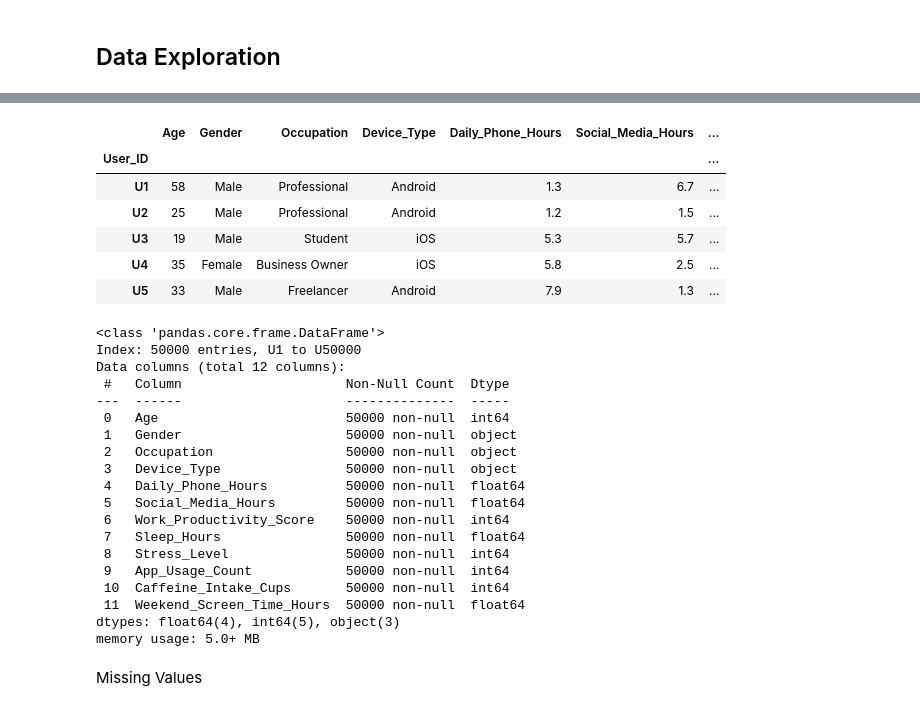
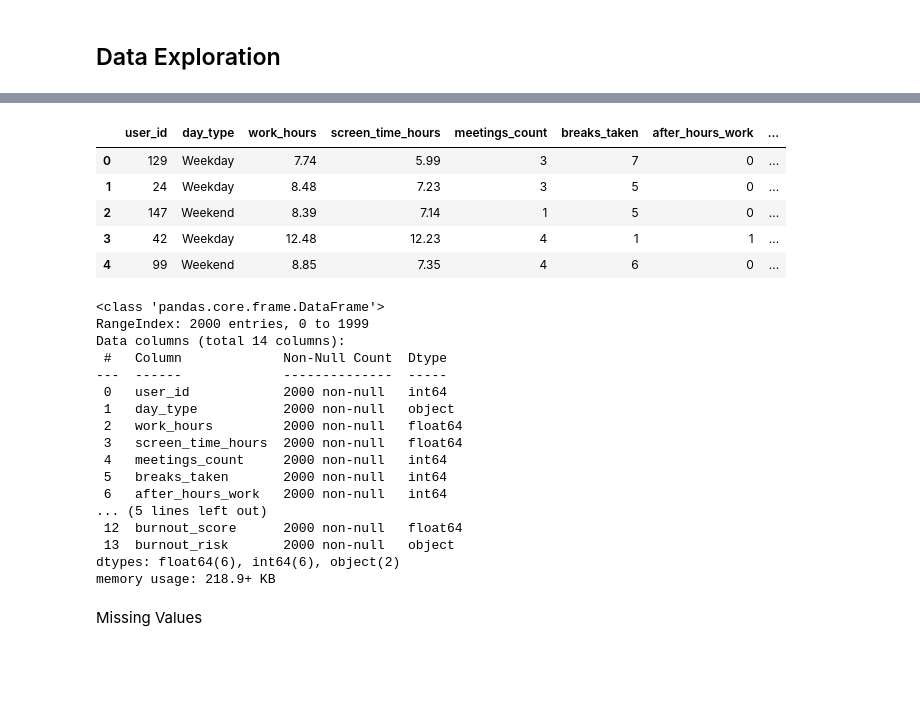
Before and after one commit to lucasvcasimiro-byte/Sleep_vs_Burnout_analysis_ml, a Jupyter notebook: EDA.ipynb, the cells around one changed output, grey strips where cells are left out. Saved outputs shown, nothing was run; the diff lists cells and outputs as text; code cells hidden in the pictures; blank space fills up the shorter version.

Commit message:
adicionei funcoes ao notebook principal e dataset novo

```diff
--- a/EDA.ipynb
+++ b/EDA.ipynb
@@ -10,38 +17,35 @@ import math
 # %%
 import pandas as pd
 
-usage= pd.read_csv("Smartphone_Usage_Productivity_Dataset_50000.csv", index_col=0)
-usage.head()
+df = pd.read_csv("wfh_burnout_dataset.csv")
+df.head()
 # %% [output]
-|  | Age | Gender | Occupation | Device_Type | Daily_Phone_Hours | Social_Media_Hours | ... |
-| User_ID |  |  |  |  |  |  | ... |
-| U1 | 58 | Male | Professional | Android | 1.3 | 6.7 | ... |
-| U2 | 25 | Male | Professional | Android | 1.2 | 1.5 | ... |
-| U3 | 19 | Male | Student | iOS | 5.3 | 5.7 | ... |
-| U4 | 35 | Female | Business Owner | iOS | 5.8 | 2.5 | ... |
-| U5 | 33 | Male | Freelancer | Android | 7.9 | 1.3 | ... |
+|  | user_id | day_type | work_hours | screen_time_hours | meetings_count | breaks_taken | after_hours_work | ... |
+| 0 | 129 | Weekday | 7.74 | 5.99 | 3 | 7 | 0 | ... |
+| 1 | 24 | Weekday | 8.48 | 7.23 | 3 | 5 | 0 | ... |
+| 2 | 147 | Weekend | 8.39 | 7.14 | 1 | 5 | 0 | ... |
+| 3 | 42 | Weekday | 12.48 | 12.23 | 4 | 1 | 1 | ... |
+| 4 | 99 | Weekend | 8.85 | 7.35 | 4 | 6 | 0 | ... |
 # %%
-usage.info()
+df.info()
 # %% [output]
 <class 'pandas.core.frame.DataFrame'>
-Index: 50000 entries, U1 to U50000
-Data columns (total 12 columns):
- #   Column                     Non-Null Count  Dtype
----  ------                     --------------  -----
- 0   Age                        50000 non-null  int64
- 1   Gender                     50000 non-null  object
- 2   Occupation                 50000 non-null  object
- 3   Device_Type                50000 non-null  object
- 4   Daily_Phone_Hours          50000 non-null  float64
- 5   Social_Media_Hours         50000 non-null  float64
- 6   Work_Productivity_Score    50000 non-null  int64
- 7   Sleep_Hours                50000 non-null  float64
- 8   Stress_Level               50000 non-null  int64
- 9   App_Usage_Count            50000 non-null  int64
- 10  Caffeine_Intake_Cups       50000 non-null  int64
- 11  Weekend_Screen_Time_Hours  50000 non-null  float64
-dtypes: float64(4), int64(5), object(3)
-memory usage: 5.0+ MB
+RangeIndex: 2000 entries, 0 to 1999
+Data columns (total 14 columns):
+ #   Column             Non-Null Count  Dtype
+---  ------             --------------  -----
+ 0   user_id            2000 non-null   int64
+ 1   day_type           2000 non-null   object
+ 2   work_hours         2000 non-null   float64
+ 3   screen_time_hours  2000 non-null   float64
+ 4   meetings_count     2000 non-null   int64
+ 5   breaks_taken       2000 non-null   int64
+ 6   after_hours_work   2000 non-null   int64
+... (5 lines left out)
+ 12  burnout_score      2000 non-null   float64
+ 13  burnout_risk       2000 non-null   object
+dtypes: float64(6), int64(6), object(2)
+memory usage: 218.9+ KB
 # %% [markdown]
 Missing Values
 # %%
```
Also changed, not shown: parts of 7 cells of this notebook, 4 other files.
